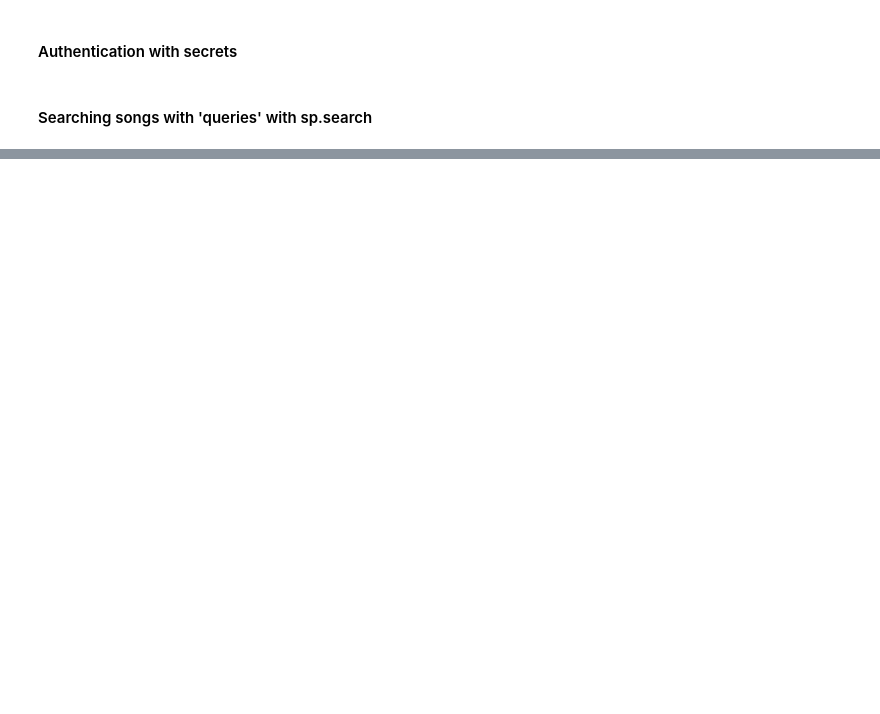
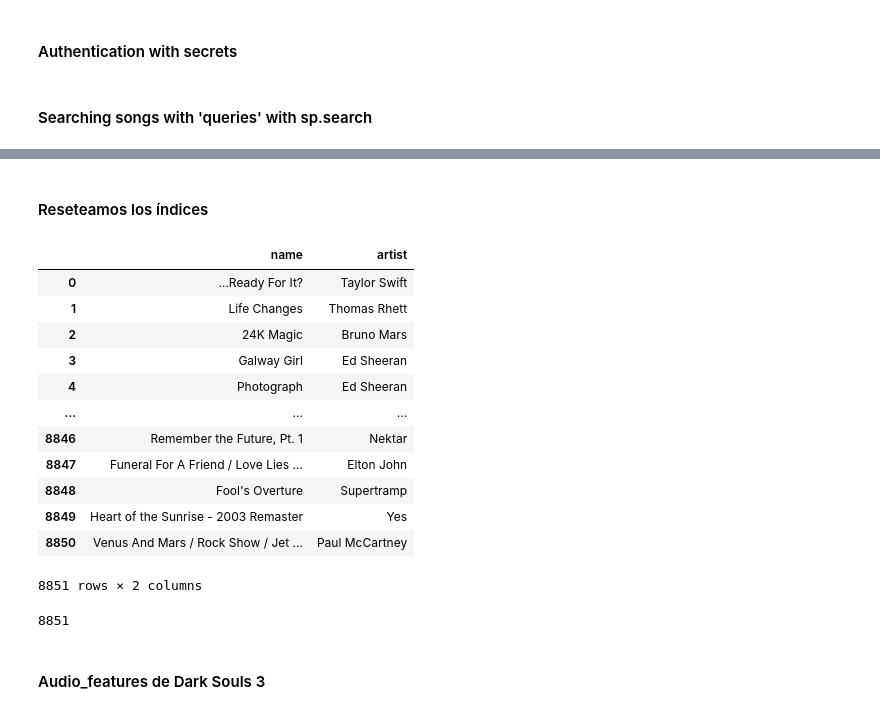
Before and after one commit to SangreNocturna/lab-api-wrappers, a Jupyter notebook: lab-api-wrappers.ipynb, the cells around one changed output, grey strips where cells are left out. Drawn from its saved outputs; the diff is of its cells as text; code cells hidden in the pictures; blank space fills up the shorter version.

```diff
--- a/lab-api-wrappers.ipynb
+++ b/lab-api-wrappers.ipynb
@@ -234,0 +120,25 @@ sp.audio_features(VideojuegosBienChingones['items'][0]['track']['uri'])
+# %% [markdown]
+#### Reseteamos los índices
+# %%
+df.reset_index(drop=True, inplace=True)
+df
+# %% [output]
+|  | name | artist |
+| 0 | ...Ready For It? | Taylor Swift |
+| 1 | Life Changes | Thomas Rhett |
+| 2 | 24K Magic | Bruno Mars |
+| 3 | Galway Girl | Ed Sheeran |
+| 4 | Photograph | Ed Sheeran |
+| ... | ... | ... |
+| 8846 | Remember the Future, Pt. 1 | Nektar |
+| 8847 | Funeral For A Friend / Love Lies ... | Elton John |
+| 8848 | Fool's Overture | Supertramp |
+| 8849 | Heart of the Sunrise - 2003 Remaster | Yes |
+| 8850 | Venus And Mars / Rock Show / Jet ... | Paul McCartney |
+8851 rows × 2 columns
+# %%
+len(df)
+# %% [output]
+8851
+# %% [markdown]
+#### Audio_features de Dark Souls 3
```
Also changed, not shown: parts of 45 cells of this notebook.
